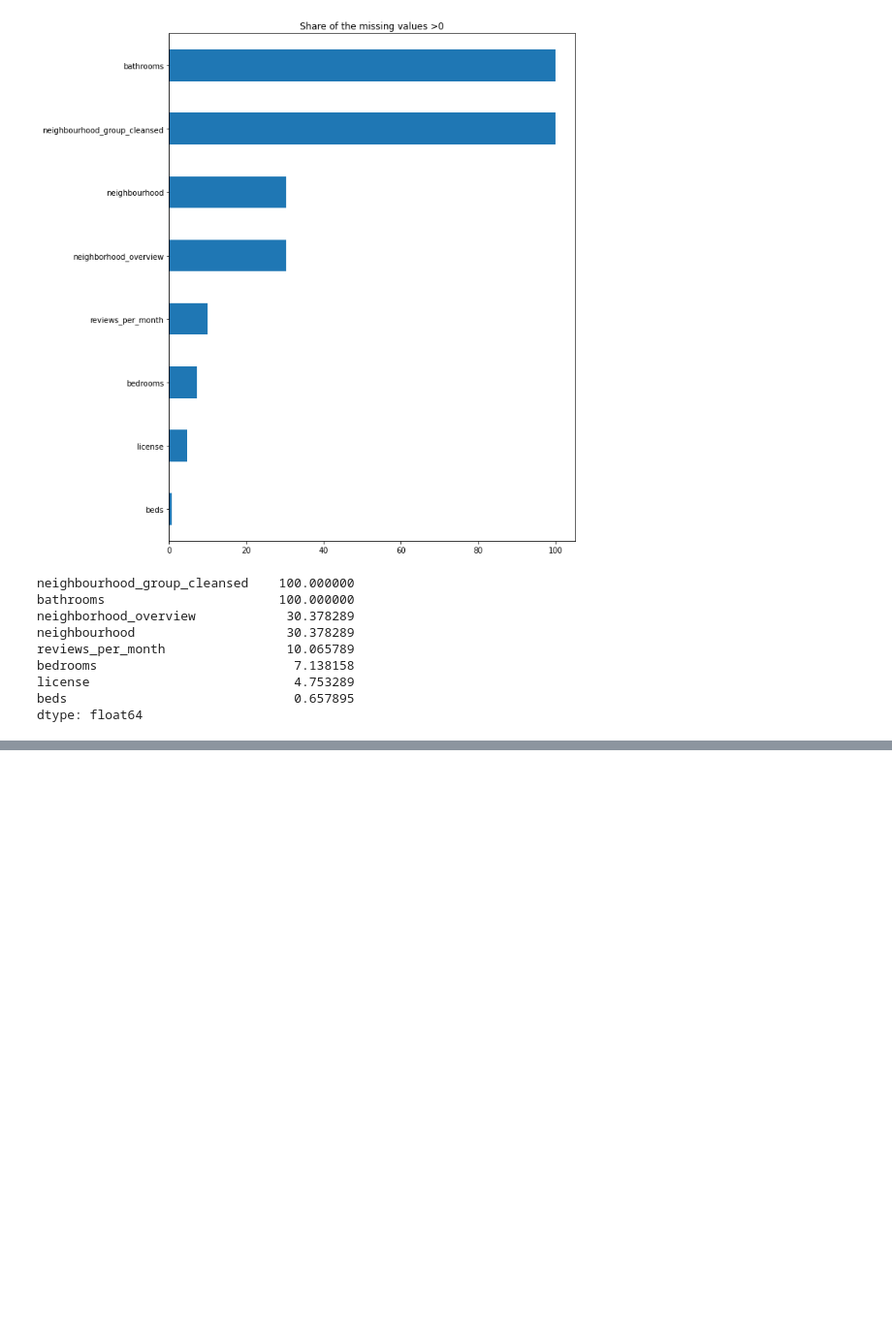
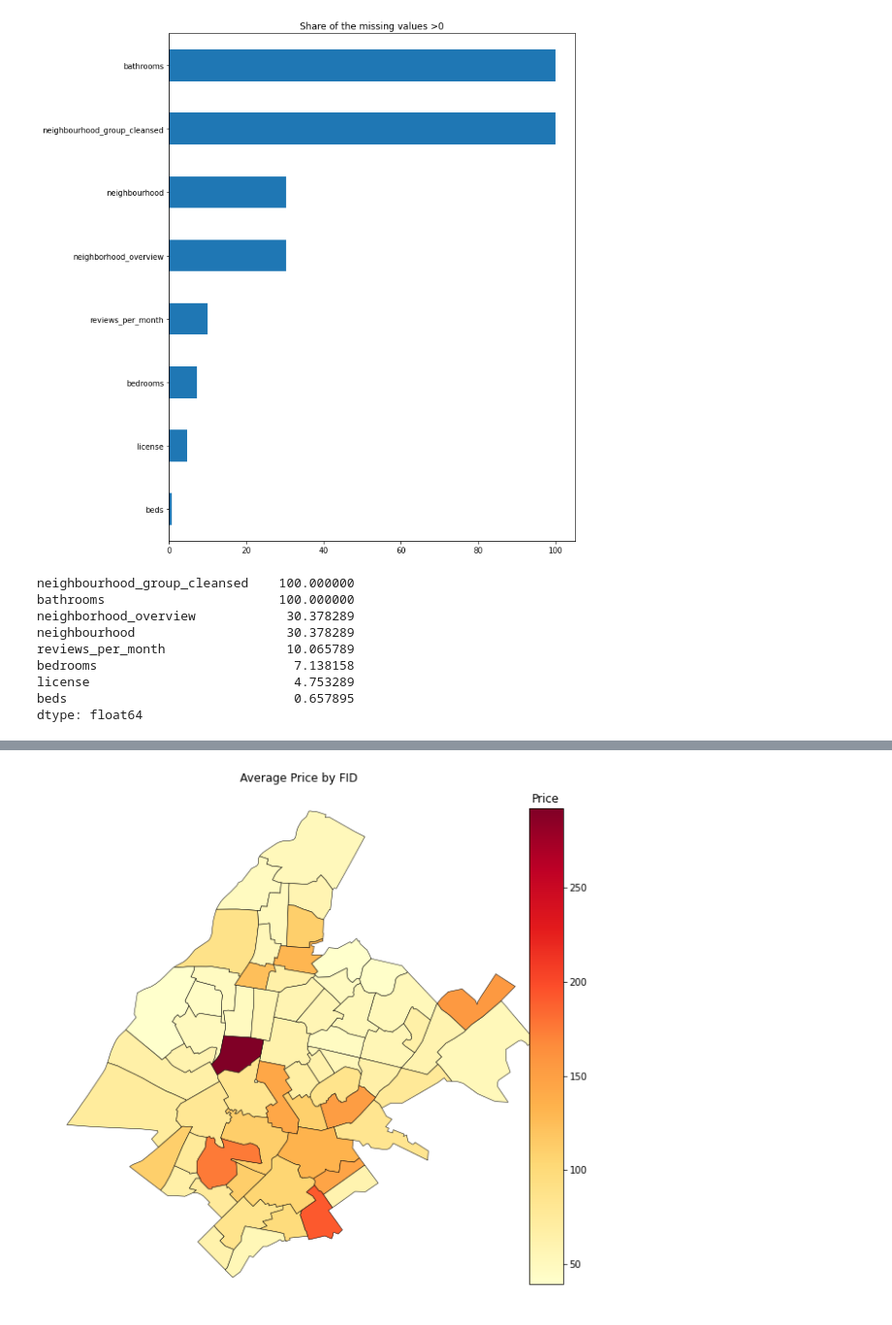
Before and after one commit to malikiscoding/prediction-with-ml, a Jupyter notebook: ps2/ps2.ipynb, the cells around one changed output, grey strips where cells are left out. Shown at 97% size. Saved outputs shown, nothing was run; the diff lists cells and outputs as text; code cells hidden in the pictures; blank space fills up the shorter version.

```diff
--- a/ps2/ps2.ipynb
+++ b/ps2/ps2.ipynb
@@ -175,0 +182,14 @@ dtype: float64
+# %%
+from shapely.geometry import Point
+
+# define a function to get the "fid" value for a given point
+def get_fid(row):
+    point = Point(row['longitude'], row['latitude'])
+    for j, polygon in data.iterrows():
+        if polygon["geometry"].contains(point):
+            fid = polygon["fid"]
+            return fid
+    return None
+
+# apply the function to create a new column in df with the "fid" values
+df['fid'] = df.apply(get_fid, axis=1)
@@ -175,0 +227,22 @@ dtype: float64
+# %%
+# Group the listings by fid and calculate the mean price
+price_by_fid = df.groupby('fid')['price'].mean()
+
+# Join the average prices back to the GeoDataFrame
+data_with_price = data.join(price_by_fid, on='fid')
+
+# Plot the average price by fid on the map
+fig, ax = plt.subplots(figsize=(10,10))
+data_with_price.plot(column='price', cmap='YlOrRd', linewidth=0.5, ax=ax, edgecolor='black')
+
+# Add a colorbar legend
+sm = plt.cm.ScalarMappable(cmap='YlOrRd', norm=plt.Normalize(vmin=data_with_price['price'].min(), vmax=data_with_price['price'].max()))
+sm._A = []
+cbar = fig.colorbar(sm, orientation='vertical', fraction=0.046, pad=0.04, ax=ax, cax=plt.gcf().add_axes([0.85, 0.15, 0.05, 0.7]))
+cbar.ax.set_title('Price')
+
+ax.axis('off')
+ax.set_title('Average Price by FID')
+plt.show()
+# %% [output]
+[figure, added]
```
Also changed, not shown: parts of 23 cells of this notebook, 37 other files.
